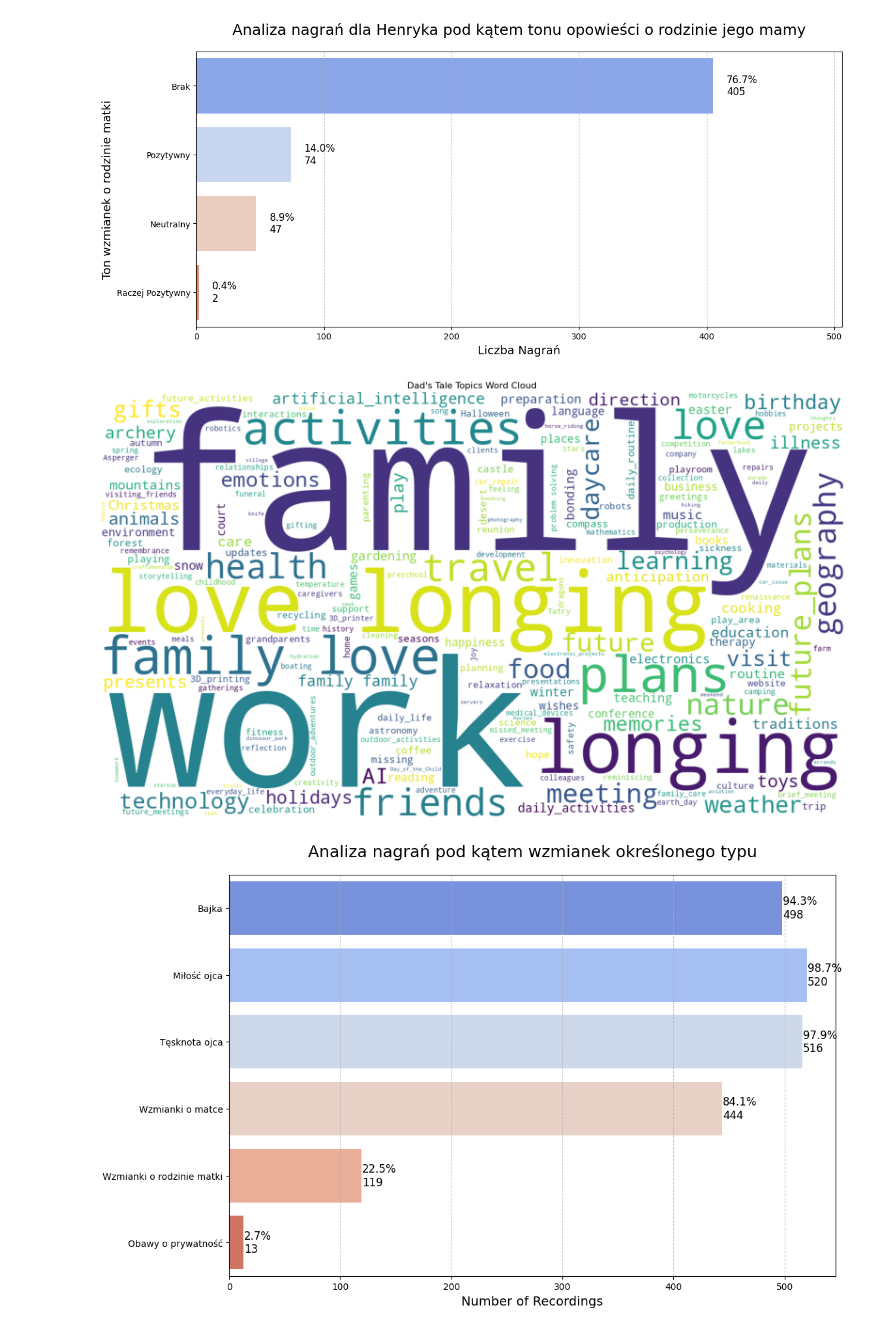
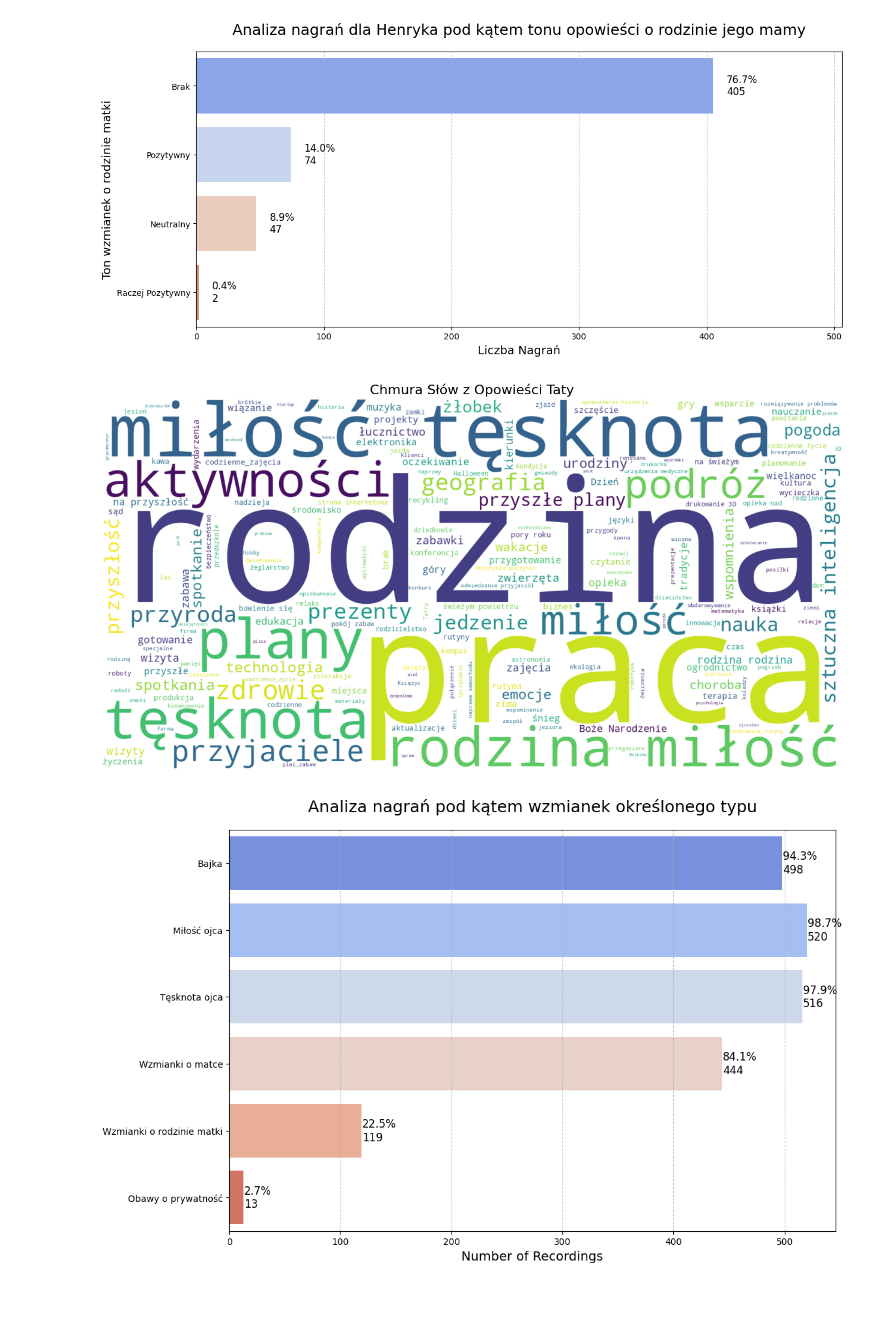
Before and after one commit to stellarshenson/henryk-analysis, a Jupyter notebook: notebooks/recordings/5 - Analyse transcription classifications.ipynb, the cells around one changed output. Drawn from its saved outputs; the diff is of its cells as text; code cells hidden in the pictures; blank space fills up the shorter version.

Commit message:
updated wordcloud

```diff
--- a/notebooks/recordings/5 - Analyse transcription classifications.ipynb
+++ b/notebooks/recordings/5 - Analyse transcription classifications.ipynb
@@ -82,9 +79,9 @@ visualize.plot_categorical_histogram(df_stats, 'classification.mother_family_men
 # %% [output]
 [figure]
 # %%
-visualize.generate_word_cloud(df_stats, 'classification.dad_tale_topics', title='Dad\'s Tale Topics Word Cloud', width=1400, height=800)
+visualize.generate_word_cloud(df_stats, 'classification.dad_tale_topics', title='Chmura Słów z Opowieści Taty', mapping_file="../../resources/wordcloud_mappings.json", figsize=(16,8))
 # %% [output]
-[figure, old version]
+[figure, new version]
 # %%
 binary_columns = [
     'classification.fairy_tale', 'classification.dad_love', 'classification.dad_longing',
```
Also changed, not shown: parts of 2 cells of this notebook, 4 other files.
